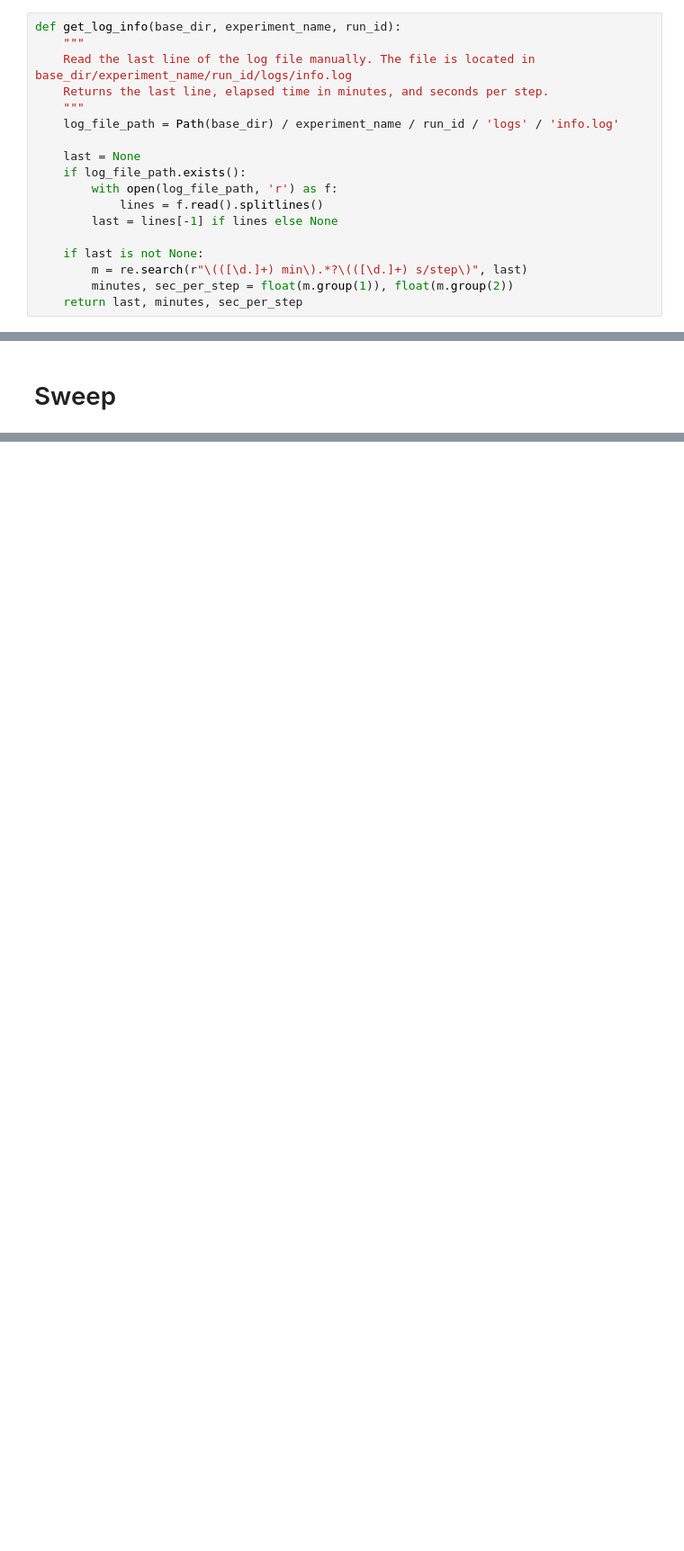
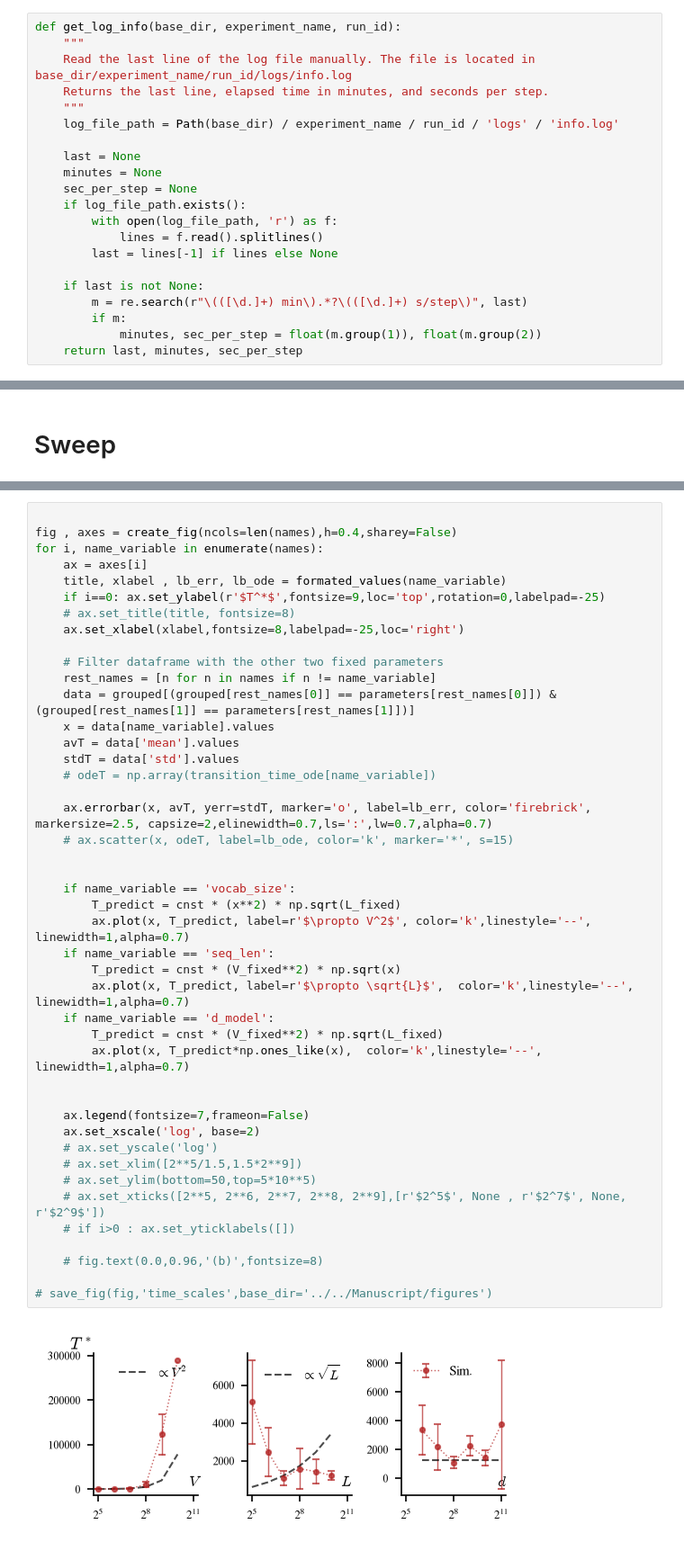
Before and after one commit to CristopherErazo/InContextLearning, a Jupyter notebook: notebooks/26_09_20_Scan_LearningRate.ipynb, the cells around one changed output, grey strips where cells are left out. Shown at 90% size. Drawn from its saved outputs; the diff is of its cells as text; blank space fills up the shorter version.

Commit message:
Sweep experiment in workstation. Discrepancy of T*~sqrt(L) scaling not solved yet

```diff
--- a/notebooks/26_09_20_Scan_LearningRate.ipynb
+++ b/notebooks/26_09_20_Scan_LearningRate.ipynb
@@ -110,6 +110,8 @@ def get_log_info(base_dir, experiment_name, run_id):
     log_file_path = Path(base_dir) / experiment_name / run_id / 'logs' / 'info.log'
 
     last = None
+    minutes = None
+    sec_per_step = None
     if log_file_path.exists():
         with open(log_file_path, 'r') as f:
             lines = f.read().splitlines()
@@ -117,7 +119,8 @@ def get_log_info(base_dir, experiment_name, run_id):
 
     if last is not None:
         m = re.search(r"\(([\d.]+) min\).*?\(([\d.]+) s/step\)", last)
-        minutes, sec_per_step = float(m.group(1)), float(m.group(2))
+        if m:
+            minutes, sec_per_step = float(m.group(1)), float(m.group(2))
     return last, minutes, sec_per_step
 # %%
 experiment_name = 'eta_corners'
@@ -396,0 +403,46 @@ summary
+# %%
+
+fig , axes = create_fig(ncols=len(names),h=0.4,sharey=False)
+for i, name_variable in enumerate(names):
+    ax = axes[i]
+    title, xlabel , lb_err, lb_ode = formated_values(name_variable)
+    if i==0: ax.set_ylabel(r'$T^*$',fontsize=9,loc='top',rotation=0,labelpad=-25)
+    # ax.set_title(title, fontsize=8)
+    ax.set_xlabel(xlabel,fontsize=8,labelpad=-25,loc='right')
+
+    # Filter dataframe with the other two fixed parameters
+    rest_names = [n for n in names if n != name_variable]
+    data = grouped[(grouped[rest_names[0]] == parameters[rest_names[0]]) & (grouped[rest_names[1]] == parameters[rest_names[1]])]
+    x = data[name_variable].values
+    avT = data['mean'].values
+    stdT = data['std'].values
+    # odeT = np.array(transition_time_ode[name_variable])
+
+    ax.errorbar(x, avT, yerr=stdT, marker='o', label=lb_err, color='firebrick', markersize=2.5, capsize=2,elinewidth=0.7,ls=':',lw=0.7,alpha=0.7)
+    # ax.scatter(x, odeT, label=lb_ode, color='k', marker='*', s=15)
+
+
+    if name_variable == 'vocab_size':
+        T_predict = cnst * (x**2) * np.sqrt(L_fixed)
+        ax.plot(x, T_predict, label=r'$\propto V^2$', color='k',linestyle='--', linewidth=1,alpha=0.7)
+    if name_variable == 'seq_len':
+        T_predict = cnst * (V_fixed**2) * np.sqrt(x)
+        ax.plot(x, T_predict, label=r'$\propto \sqrt{L}$',  color='k',linestyle='--', linewidth=1,alpha=0.7)
+    if name_variable == 'd_model':
+        T_predict = cnst * (V_fixed**2) * np.sqrt(L_fixed)
+        ax.plot(x, T_predict*np.ones_like(x),  color='k',linestyle='--', linewidth=1,alpha=0.7)
+
+
+    ax.legend(fontsize=7,frameon=False)
+    ax.set_xscale('log', base=2)
+    # ax.set_yscale('log')
+    # ax.set_xlim([2**5/1.5,1.5*2**9])
+    # ax.set_ylim(bottom=50,top=5*10**5)
+    # ax.set_xticks([2**5, 2**6, 2**7, 2**8, 2**9],[r'$2^5$', None , r'$2^7$', None, r'$2^9$'])
+    # if i>0 : ax.set_yticklabels([])
+
+    # fig.text(0.0,0.96,'(b)',fontsize=8)
+
+# save_fig(fig,'time_scales',base_dir='../../Manuscript/figures')
+# %% [output]
+[figure, added]
```
Also changed, not shown: parts of 6 cells of this notebook, 1 other file.
